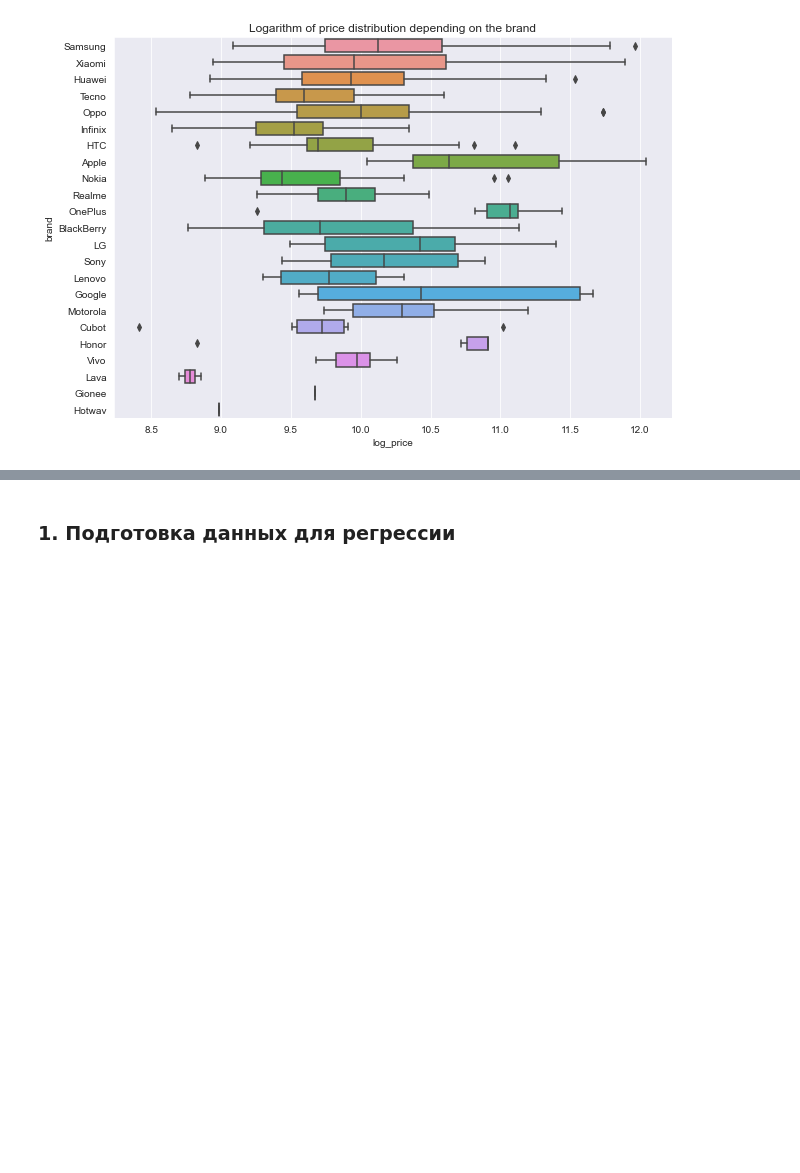
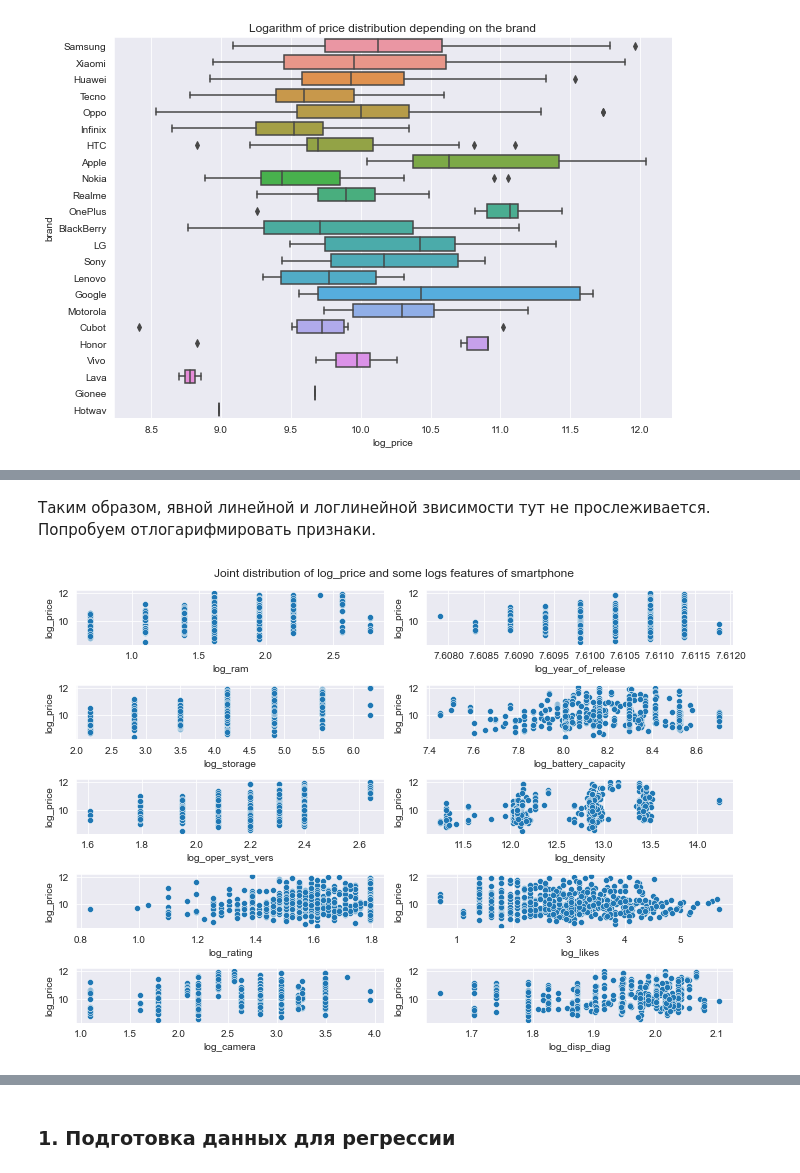
Before and after one commit to Dangerio/smartphone-price-analysis, a Jupyter notebook: Analysis/Analysis.ipynb, the cells around one changed output, grey strips where cells are left out. Cells and saved outputs as stored; diff of their text form; code cells hidden in the pictures; blank space fills up the shorter version.

```diff
--- a/Analysis/Analysis.ipynb
+++ b/Analysis/Analysis.ipynb
@@ -63,0 +87,14 @@ ax.set_title('Logarithm of price distribution depending on the brand');
+# %% [markdown]
+Таким образом, явной линейной и логлинейной звисимости тут не прослеживается. Попробуем отлогарифмировать признаки.
+# %%
+num_cols = list(set(list(data.select_dtypes([int, float]).columns)) - {'log_price', 'price', 'disp_width', 'disp_height', 'specs_score'})
+fig, ax = plt.subplots(ncols=2, nrows=5, figsize=(10, 7))
+for i, col in enumerate(num_cols):
+    ax_cur = ax[i // 2][i % 2]
+    sns.scatterplot(x=np.log1p(data[col]), y=data.log_price, ax=ax_cur)
+    ax_cur.set_xlabel('log_' + col)
+    ax_cur.set_ylabel('log_price')
+fig.suptitle('Joint distribution of log_price and some logs features of smartphone')
+plt.tight_layout();
+# %% [output]
+[figure, added]
```
Also changed, not shown: parts of 10 cells of this notebook, 1 other file.
